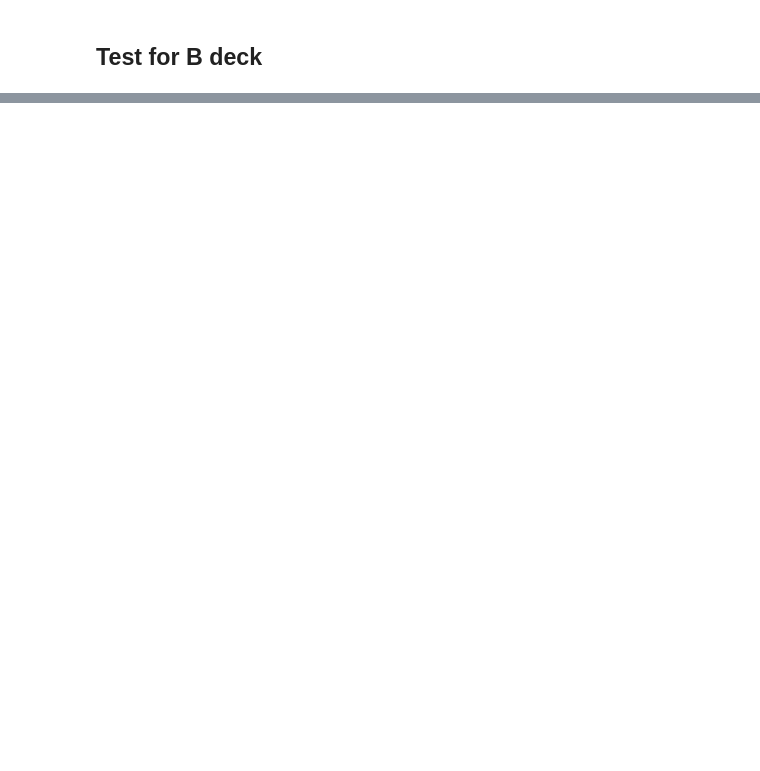
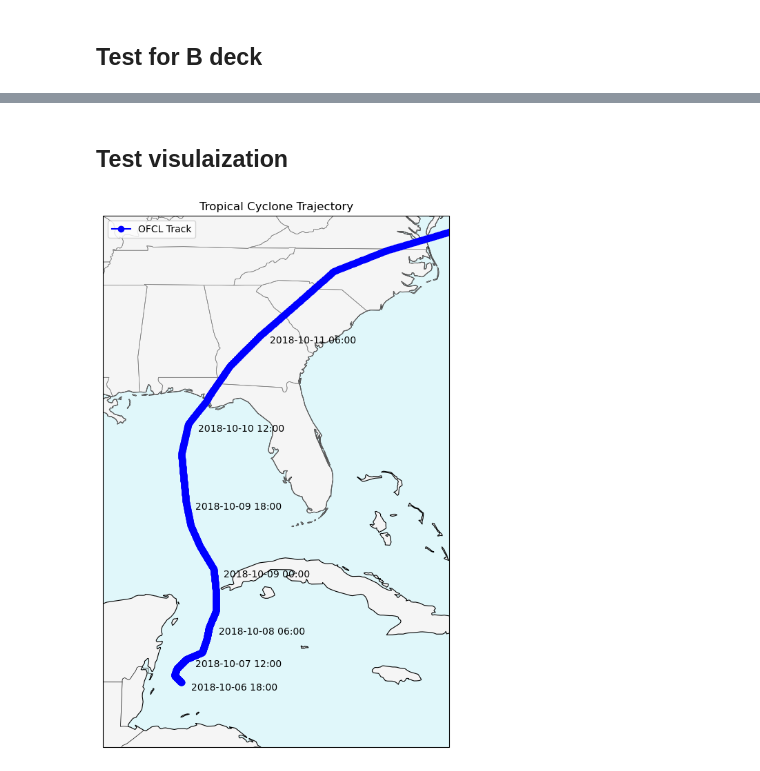
Before and after one commit to christianwirths/NatCat, a Jupyter notebook: notebooks/nb4_refactored_pipeline.ipynb, the cells around one changed output, grey strips where cells are left out. Cells and saved outputs as stored; diff of their text form; code cells hidden in the pictures; blank space fills up the shorter version.

```diff
--- a/notebooks/nb4_refactored_pipeline.ipynb
+++ b/notebooks/nb4_refactored_pipeline.ipynb
@@ -68,0 +111,8 @@ Total loss: $15,796,504,688
+# %% [markdown]
+## Test visulaization
+# %%
+from visualization import plot_trajectory_B_deck
+
+fig = plot_trajectory_B_deck(df_track)
+# %% [output]
+[figure, added]
```
Also changed, not shown: parts of 8 cells of this notebook, 8 other files.
